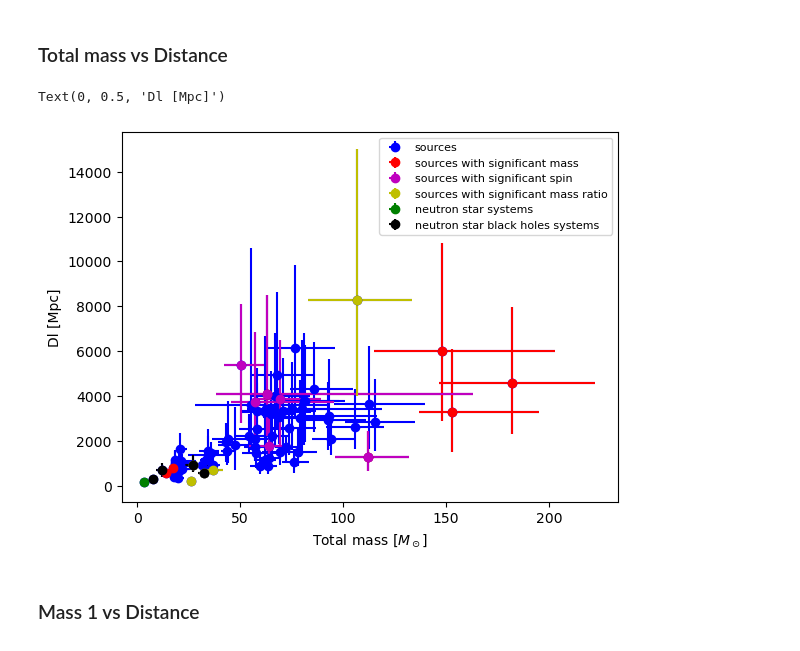
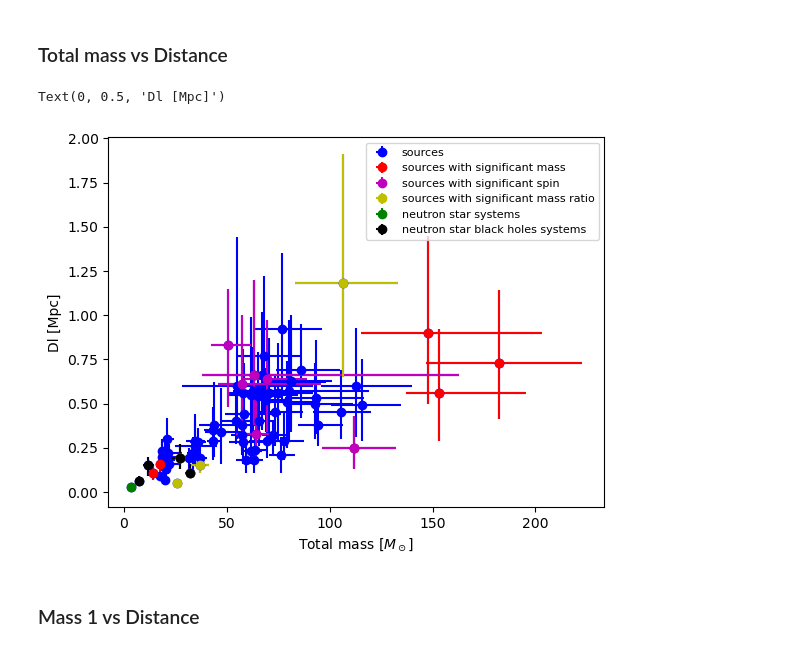
Before and after one commit to Sareva00/LIGO-project, a Jupyter notebook: properties.ipynb, the cells around one changed output. Saved outputs shown, nothing was run; the diff lists cells and outputs as text; code cells hidden in the pictures.

```diff
--- a/properties.ipynb
+++ b/properties.ipynb
@@ -264,13 +264,13 @@ Text(0, 0.5, 'total mass [$M_\\odot$]')
 # %% [markdown]
 ### Total mass vs Distance
 # %%
-graph( "total_mass", "luminosity_distance", "total_mass_lw", "total_mass_up","luminosity_distance_lw", "luminosity_distance_up")
+graph( "total_mass", "redshift", "total_mass_lw", "total_mass_up","redshift_lw", "redshift_up")
 
 plt.xlabel ('Total mass [$M_\odot$]')
 plt.ylabel ('Dl [Mpc]')
 # %% [output]
 Text(0, 0.5, 'Dl [Mpc]')
-[figure, old version]
+[figure, new version]
 # %% [markdown]
 ### Mass 1 vs Distance
 # %%
```
Also changed, not shown: parts of 16 cells of this notebook, 1 other file.
